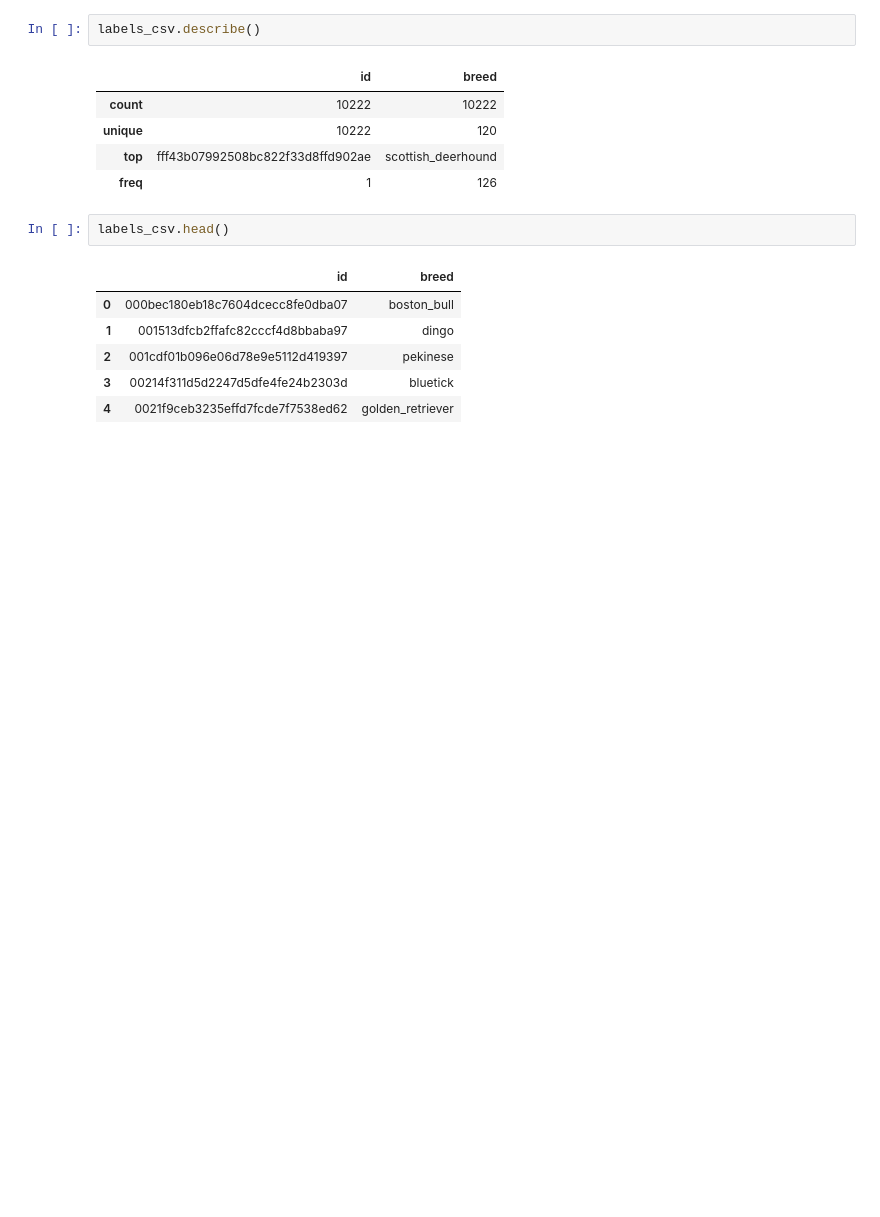
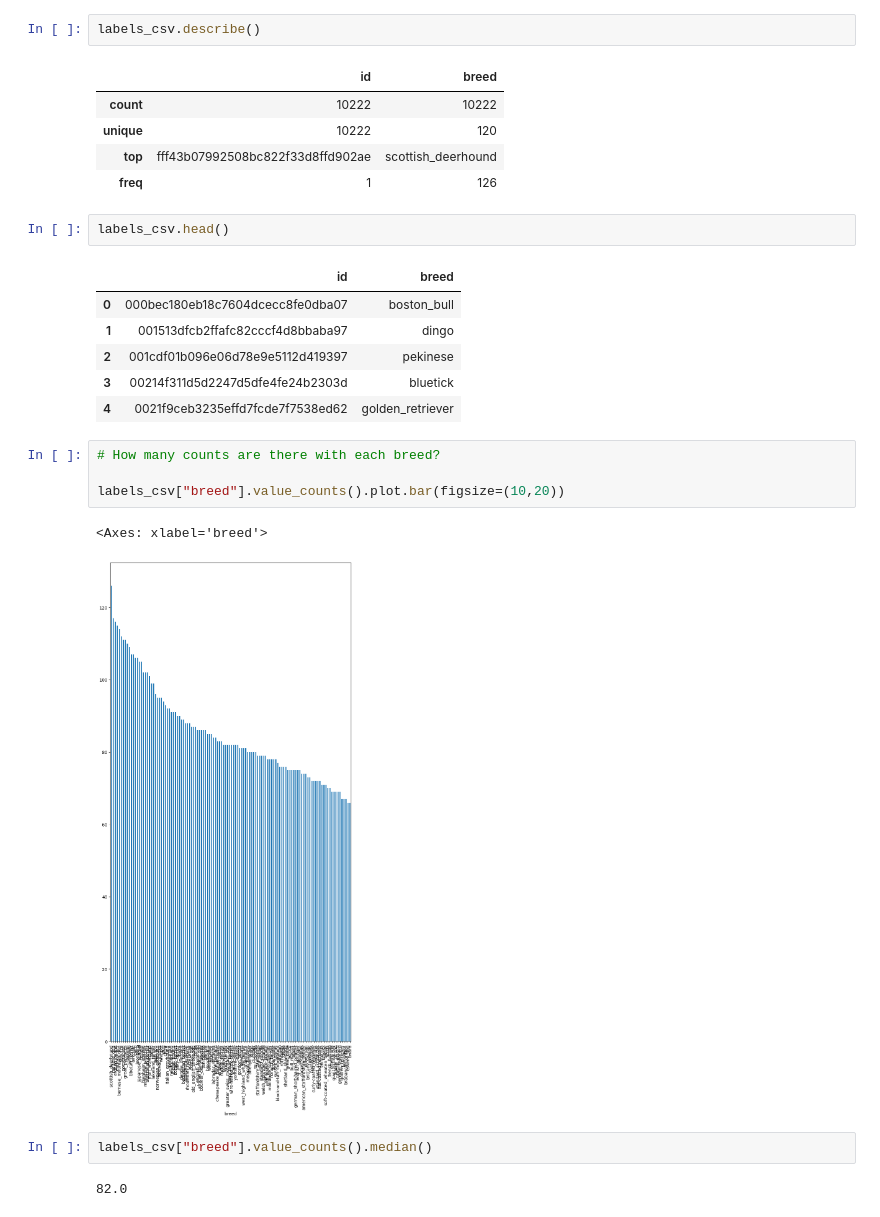
Before and after one commit to deepakjayakumar/TensorFlow_project_1, a Jupyter notebook: god_vision.ipynb, the cells around one changed output. Saved outputs shown, nothing was run; the diff lists cells and outputs as text; blank space fills up the shorter version.

```diff
--- a/god_vision.ipynb
+++ b/god_vision.ipynb
@@ -74,3 +74,14 @@ labels_csv.head()
 | 2 | 001cdf01b096e06d78e9e5112d419397 | pekinese |
 | 3 | 00214f311d5d2247d5dfe4fe24b2303d | bluetick |
 | 4 | 0021f9ceb3235effd7fcde7f7538ed62 | golden_retriever |
+# %%
+# How many counts are there with each breed?
+
+labels_csv["breed"].value_counts().plot.bar(figsize=(10,20))
+# %% [output]
+<Axes: xlabel='breed'>
+[figure, added]
+# %%
+labels_csv["breed"].value_counts().median()
+# %% [output]
+82.0
```
